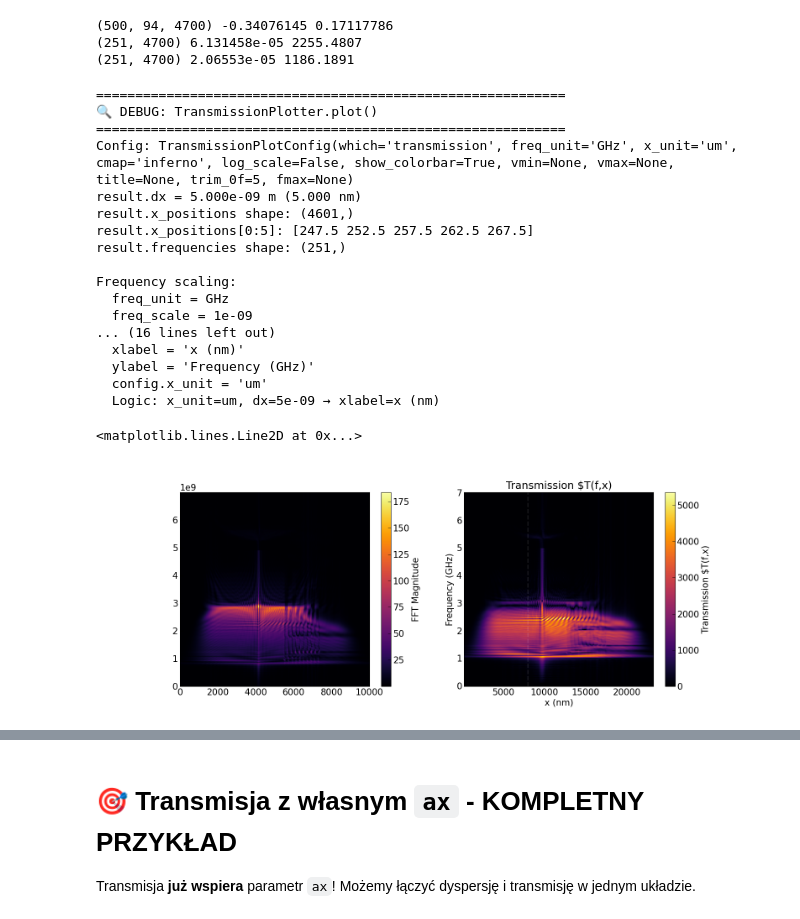
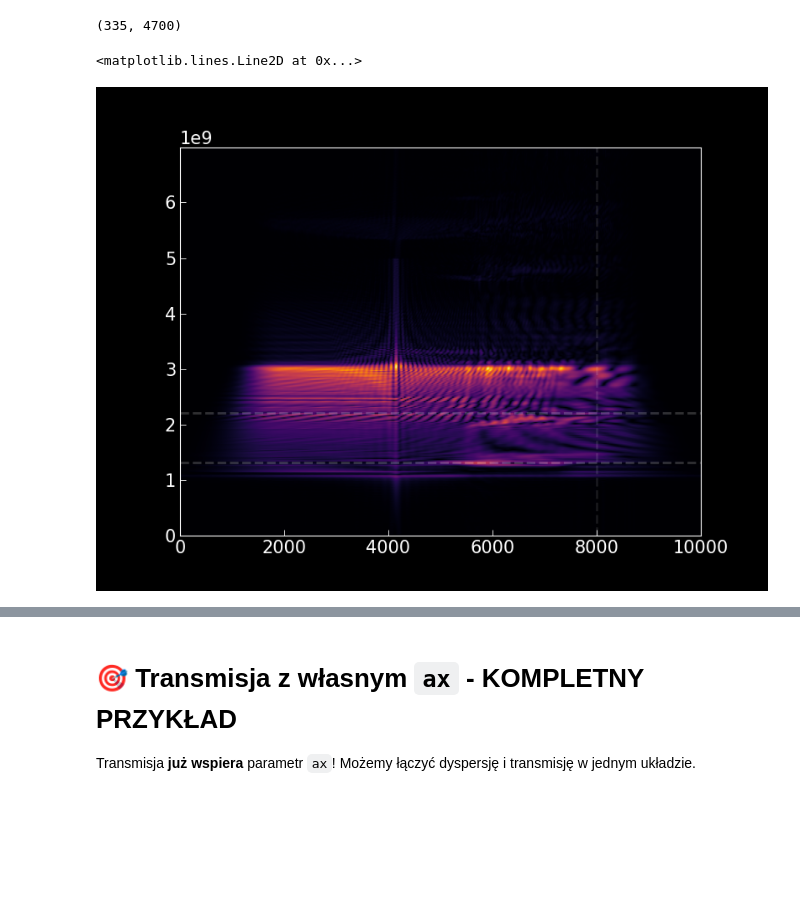
Before and after one commit to MateuszZelent/mmpp, a Jupyter notebook: mmpp/fft/transmission/Untitled-1.ipynb, the cells around one changed output, grey strips where cells are left out. Drawn from its saved outputs; the diff is of its cells as text; code cells hidden in the pictures; blank space fills up the shorter version.

```diff
--- a/mmpp/fft/transmission/Untitled-1.ipynb
+++ b/mmpp/fft/transmission/Untitled-1.ipynb
@@ -536,70 +268,21 @@ windowed.shape: (500, 1, 94, 4700, 1), min: -3.40761453e-01, max: 1.71177864e-01
-# %%
-dane2 = dane[:500,...]#-dane[:500,...].mean(axis=0)
-
-# dane2 = dane2 - dane2[0, ...]
-print(dane2.shape, dane2.min(), dane2.max())
-
-#metoda 1
-fft = np.fft.rfft(dane2,axis=0)
-fft = np.sum(np.abs(fft),axis=1)
-print(fft.shape,np.abs(fft).min() ,np.abs(fft).max())
-
-#metoda 2
-
-fft = np.fft.rfft(np.sum(dane2,axis=1),axis=0)
-print(fft.shape,np.abs(fft).min() ,np.abs(fft).max())
-# %% [output]
-(500, 94, 4700) -0.34076145 0.17117786
-(251, 4700) 6.131458e-05 2255.4807
-(251, 4700) 2.06553e-05 1186.1891
 # %%
-fig, (ax_left, ax_right) = plt.subplots(1, 2, figsize=(16, 6), dpi=100)  # 🔑 sharey=True!
+fft = np.fft.rfft(dane2,axis=0)
+print(fft.shape)
+plt.figure(dpi=100)
+plt.imshow(np.abs(fft[:]),aspect='auto',extent=[0,10000,0,freqs.max()],cmap='inferno')
 
-
-result_raw.plot_transmission(
-    ax=ax_right,
-    debug=True,
-    plot_config={
-        "freq_unit": "GHz",
-        "x_unit": "um",
-        "trim_0f":5,  # 🔑 Usuń 5 najniższych punktów częstotliwości!
-        # "vmax": 1000,
-        # "fmax": 5.75,
-        "cmap": "inferno",
-    }
-)
-
-
-im = ax_left.imshow(np.sqrt(np.real(fft[10:])**2 + np.imag(fft[10:])**2) ,aspect='auto',extent=[0,10000,0,freqs.max()],cmap='inferno')
-plt.colorbar(im, ax=ax_left, label='FFT Magnitude')
 horizontal_lines = [1.32e9, 2.21e9]  # GHz
 
 for freq in horizontal_lines:
     # Linia na lewym wykresie (dispersion)
     plt.axhline(y=freq, color='white', linestyle='--', linewidth=2, alpha=0.1, zorder=10)
 
     # Linia na prawym wykresie (transmission)
     plt.axhline(y=freq, color='white', linestyle='--', linewidth=2, alpha=0.1, zorder=10)
 
 x=-2000
 plt.axvline(10000+x, color='white', linestyle='--', linewidth=2, alpha=0.1, zorder=1)
 # %% [output]
-============================================================
-🔍 DEBUG: TransmissionPlotter.plot()
-============================================================
-Config: TransmissionPlotConfig(which='transmission', freq_unit='GHz', x_unit='um', cmap='inferno', log_scale=False, show_colorbar=True, vmin=None, vmax=None, title=None, trim_0f=5, fmax=None)
-result.dx = 5.000e-09 m (5.000 nm)
-result.x_positions shape: (4601,)
-result.x_positions[0:5]: [247.5 252.5 257.5 262.5 267.5]
-result.frequencies shape: (251,)
-
-Frequency scaling:
-  freq_unit = GHz
-  freq_scale = 1e-09
-... (16 lines left out)
-  xlabel = 'x (nm)'
-  ylabel = 'Frequency (GHz)'
-  config.x_unit = 'um'
-  Logic: x_unit=um, dx=5e-09 → xlabel=x (nm)
+(335, 4700)
 <matplotlib.lines.Line2D at 0x...>
-[figure, old version]
+[figure, new version]
```
Also changed, not shown: parts of 53 cells of this notebook, 45 other files.
